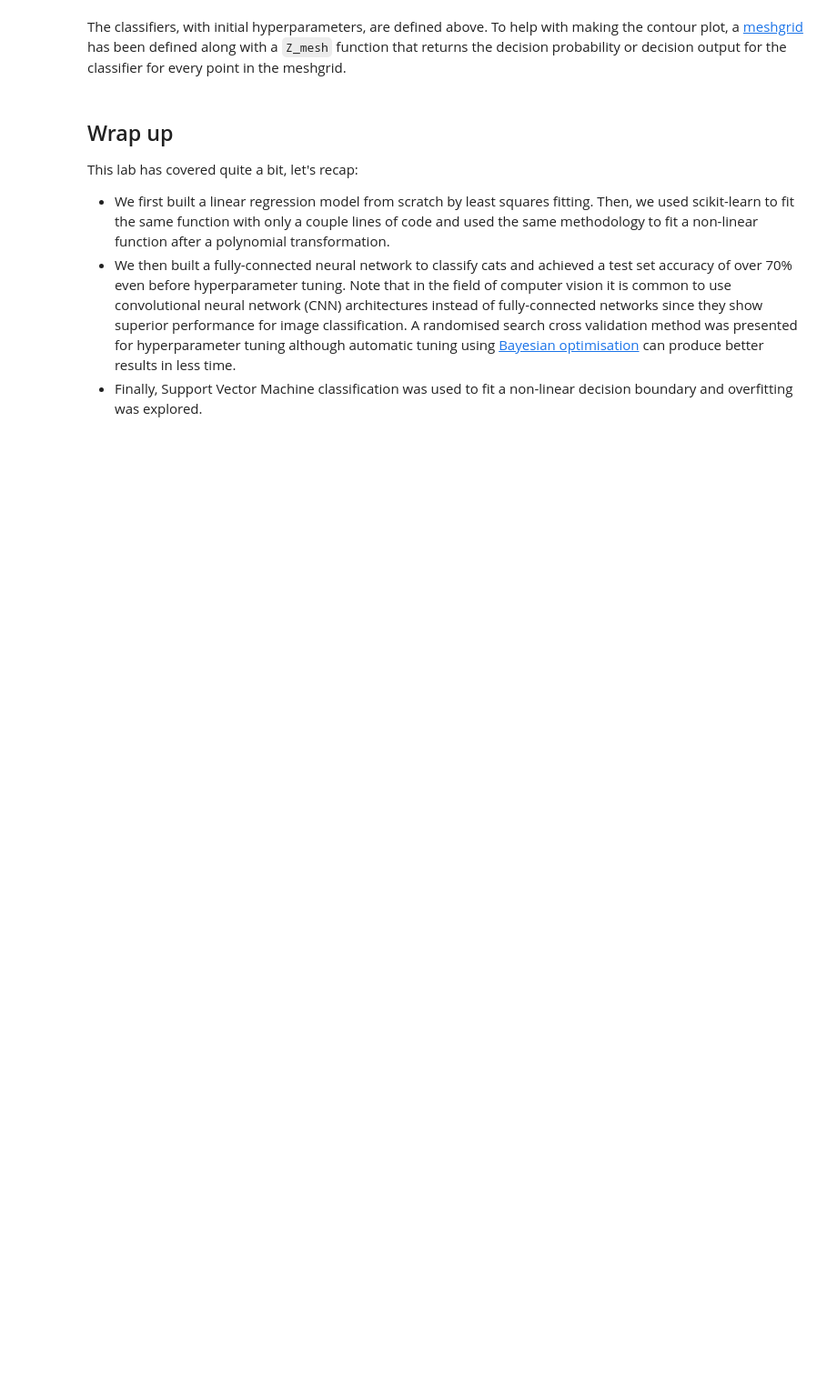
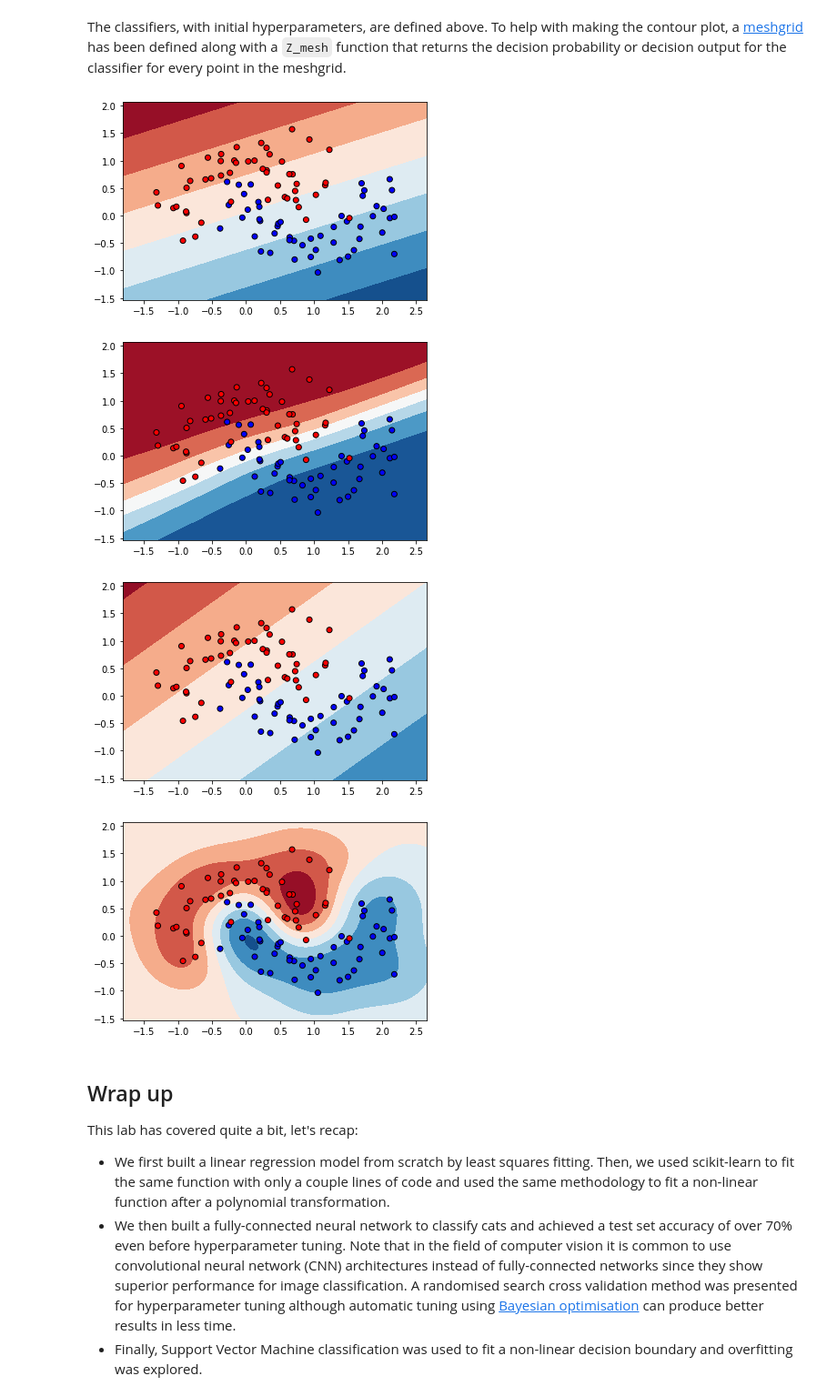
Before and after one commit to kaihulme/machine-learning, a Jupyter notebook: 02_linear_models_neural_networks_svms/linear_models_neural_networks_svms.ipynb, the cells around one changed output. Shown: that part at 91% size. Cells and saved outputs as stored; diff of their text form; code cells hidden in the pictures; blank space fills up the shorter version.

```diff
--- a/02_linear_models_neural_networks_svms/linear_models_neural_networks_svms.ipynb
+++ b/02_linear_models_neural_networks_svms/linear_models_neural_networks_svms.ipynb
@@ -554,3 +568,14 @@ The classifiers, with initial hyperparameters, are defined above. To help with m
+# %%
+for clf in classifiers:
+    clf.fit(X, y)
+    fig, ax = plt.subplots(figsize=(6, 4))
+    ax.contourf(xx, yy, Z_mesh(clf), cmap=cm)
+    ax.scatter(X[:, 0], X[:, 1], c=y, cmap=cm_bright, edgecolors='k')
+# %% [output]
+[figure, added]
+[figure, added]
+[figure, added]
+[figure, added]
 # %% [markdown]
 ## Wrap up
 
```
Also changed, not shown: parts of 7 cells of this notebook.
